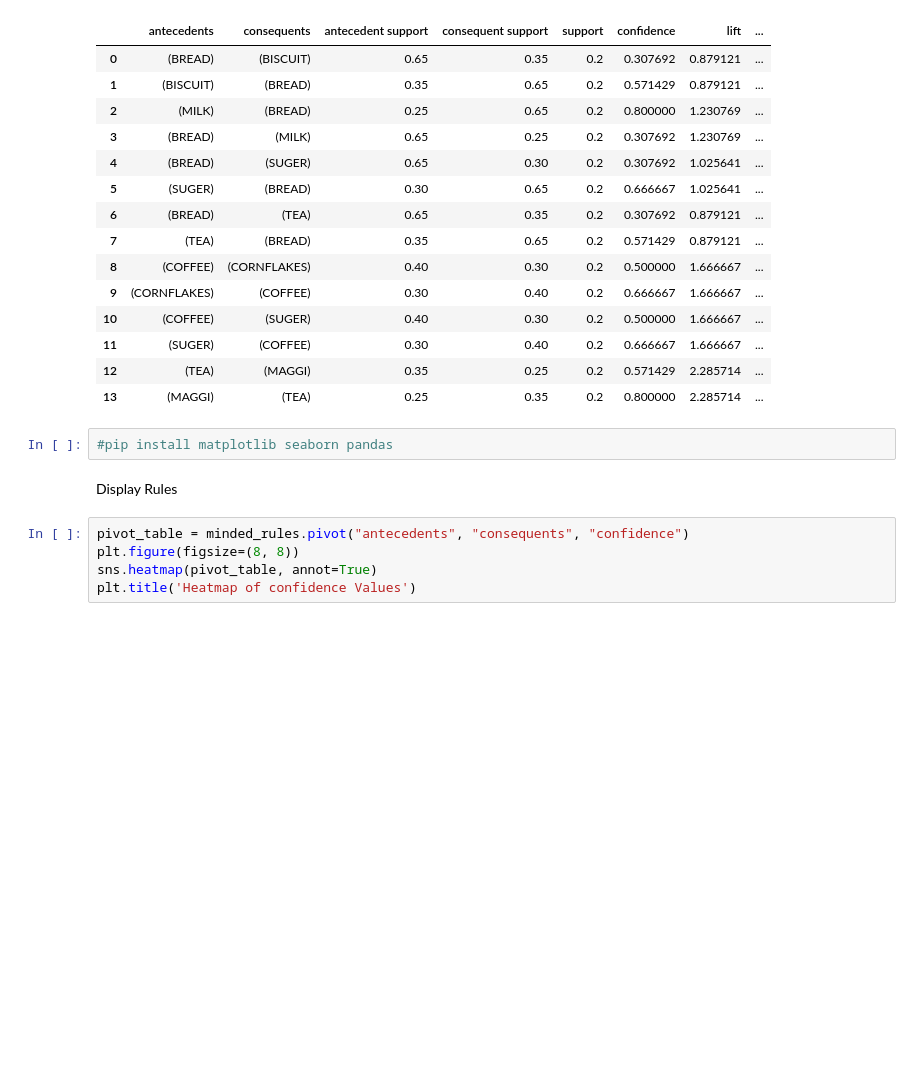
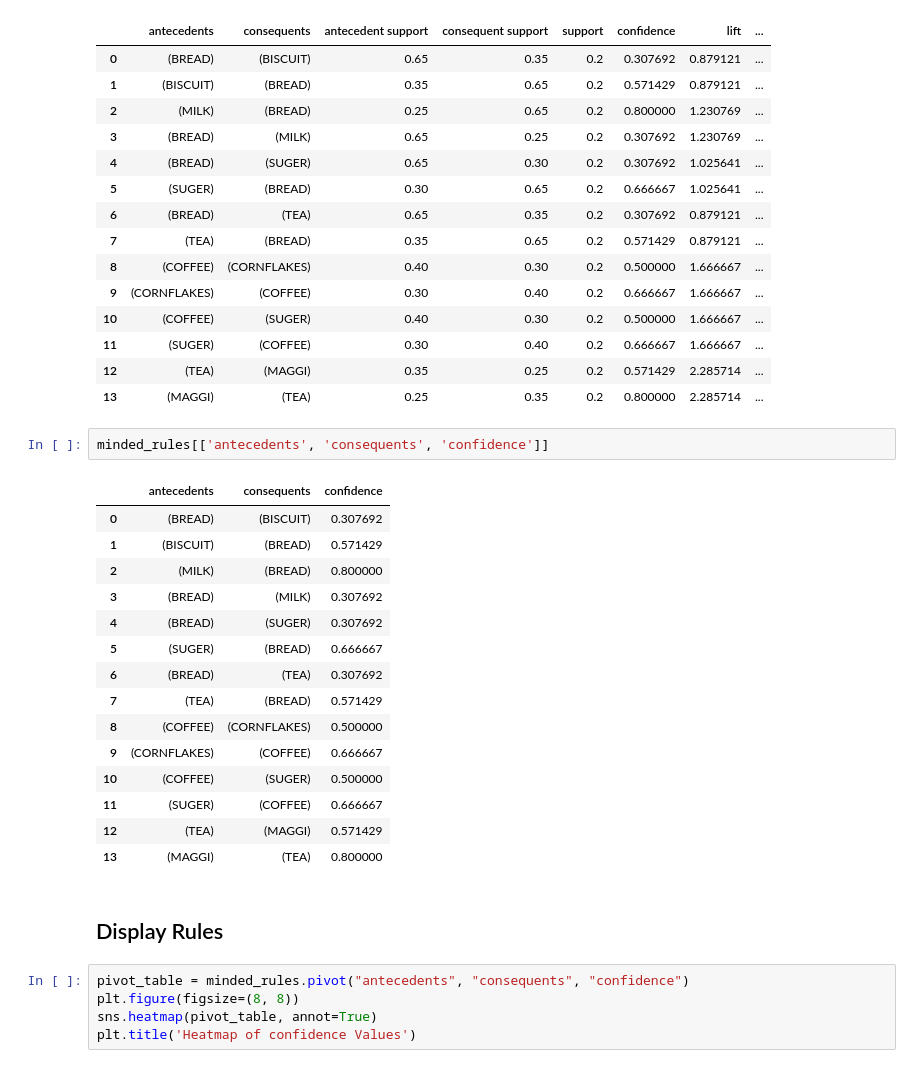
Before and after one commit to Abtinz/Machine-Learning-with-Python, a Jupyter notebook: DataMining/Regression/data-mining-p2-student.ipynb, the cells around one changed output. Cells and saved outputs as stored; diff of their text form; blank space fills up the shorter version.

```diff
--- a/DataMining/Regression/data-mining-p2-student.ipynb
+++ b/DataMining/Regression/data-mining-p2-student.ipynb
@@ -456,9 +480,25 @@ minded_rules
 | 12 | (TEA) | (MAGGI) | 0.35 | 0.25 | 0.2 | 0.571429 | 2.285714 | ... |
 | 13 | (MAGGI) | (TEA) | 0.25 | 0.35 | 0.2 | 0.800000 | 2.285714 | ... |
 # %%
-#pip install matplotlib seaborn pandas
+minded_rules[['antecedents', 'consequents', 'confidence']]
+# %% [output]
+|  | antecedents | consequents | confidence |
+| 0 | (BREAD) | (BISCUIT) | 0.307692 |
+| 1 | (BISCUIT) | (BREAD) | 0.571429 |
+| 2 | (MILK) | (BREAD) | 0.800000 |
+| 3 | (BREAD) | (MILK) | 0.307692 |
+| 4 | (BREAD) | (SUGER) | 0.307692 |
+| 5 | (SUGER) | (BREAD) | 0.666667 |
+| 6 | (BREAD) | (TEA) | 0.307692 |
+| 7 | (TEA) | (BREAD) | 0.571429 |
+| 8 | (COFFEE) | (CORNFLAKES) | 0.500000 |
+| 9 | (CORNFLAKES) | (COFFEE) | 0.666667 |
+| 10 | (COFFEE) | (SUGER) | 0.500000 |
+| 11 | (SUGER) | (COFFEE) | 0.666667 |
+| 12 | (TEA) | (MAGGI) | 0.571429 |
+| 13 | (MAGGI) | (TEA) | 0.800000 |
 # %% [markdown]
-Display Rules
+## Display Rules
 # %%
 pivot_table = minded_rules.pivot("antecedents", "consequents", "confidence")
 plt.figure(figsize=(8, 8))
```
Also changed, not shown: parts of 17 cells of this notebook.
